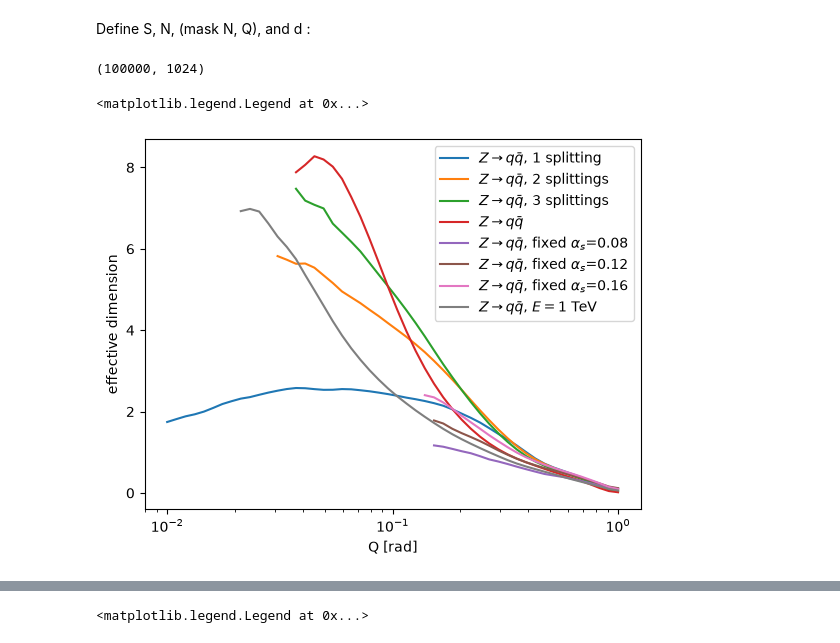
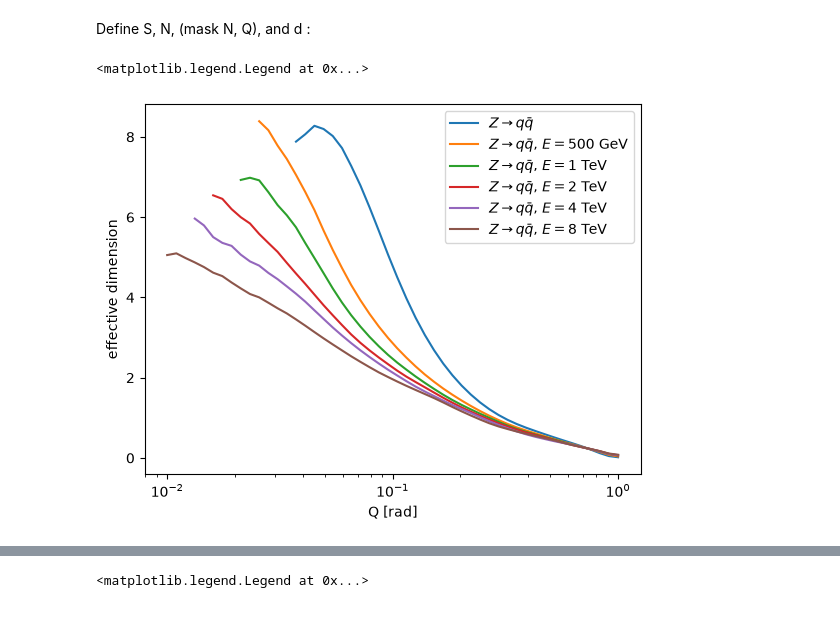
Before and after one commit to ykahn/Jet-Scaling-Laws, a Jupyter notebook: StevensCode/Pythia_EFP_NTK.ipynb, the cells around one changed output, grey strips where cells are left out. Cells and saved outputs as stored; diff of their text form; code cells hidden in the pictures.

```diff
--- a/StevensCode/Pythia_EFP_NTK.ipynb
+++ b/StevensCode/Pythia_EFP_NTK.ipynb
@@ -112,7 +127,9 @@ labels = {'u3': 'uniform $N=3$', 'u4': 'uniform $N=4$', 'u5': 'uniform $N=5$', '
           'Z08': r'$Z\to q\bar q$, fixed $\alpha_s$=0.08', 'Z12': r'$Z\to q\bar q$, fixed $\alpha_s$=0.12', 'Z16': r'$Z\to q\bar q$, fixed $\alpha_s$=0.16',
           'Z1': r'$Z\to q\bar q$, 1 splitting', 'Z2': r'$Z\to q\bar q$, 2 splittings',
           'Z3': r'$Z\to q\bar q$, 3 splittings', 'Z4': r'$Z\to q\bar q$, 4 splittings',
-          'Z1m': r'$Z\to q\bar q$, 1 splitting (mass-ordered)', 'Z1TeV': r'$Z\to q\bar q$, $E = 1$ TeV',
+          'Z1m': r'$Z\to q\bar q$, 1 splitting (mass-ordered)',
+          'Z500GeV': r'$Z\to q\bar q$, $E = 500$ GeV', 'Z1TeV': r'$Z\to q\bar q$, $E = 1$ TeV', 'Z2TeV': r'$Z\to q\bar q$, $E = 2$ TeV',
+          'Z4TeV': r'$Z\to q\bar q$, $E = 4$ TeV', 'Z8TeV': r'$Z\to q\bar q$, $E = 8$ TeV',
           'H': r'$H\to gg$',}
 # %%
 #########################################################
@@ -355,16 +429,18 @@ $Q$-vectors   Z4  d=11 expect 1.091  got 1.314
 [figure]
 # %%
 ## NTK spectra on every feature set (Lanczos: top k_top eigenvalues of K/n, n_ev events, identical settings everywhere)
-n_ev, k_top, chunk = 4_000, 2000, 5000
+n_ev, k_top, chunk = 10_000, 5_000, 5_000
 keys = ['u3', 'u4', 'u5', 'u6', 'u10', 'Z', 'Z1', 'Z2', 'Z3', 'Z4']
+keys = [ 'Z', 'Z08', 'Z12', 'Z16', 'Z1', 'Z2', 'Z3', 'Z4', 'Z1TeV']
+keys = ['Z']
 NTK_EFP_Lanczs, NTK_SIJ_Lanczs, NTK_QVC_Lanczs, LPL_QVC_Lanczs = {}, {}, {}, {}
 for key in keys:
     t0 = time.time()
-    NTK_EFP_Lanczs[key] = kernel_spectrum_lanczos(preprocess(EFP_sets[key][:n_ev]), kernel="NTK", k=k_top, chunk=chunk)
-    NTK_SIJ_Lanczs[key] = kernel_spectrum_lanczos(preprocess(SIJ_sets[key][:n_ev]), kernel="NTK", k=k_top, chunk=chunk)
+    if key in EFP_sets: NTK_EFP_Lanczs[key] = kernel_spectrum_lanczos(preprocess(EFP_sets[key][:n_ev]), kernel="NTK", k=k_top, chunk=chunk)
+    # if key in SIJ_sets: NTK_SIJ_Lanczs[key] = kernel_spectrum_lanczos(preprocess(SIJ_sets[key][:n_ev]), kernel="NTK", k=k_top, chunk=chunk)
     NTK_QVC_Lanczs[key] = kernel_spectrum_lanczos(preprocess(QVC_sets[key][:n_ev]), kernel="NTK", k=k_top, chunk=chunk)
-    LPL_QVC_Lanczs[key] = kernel_spectrum_lanczos(preprocess(QVC_sets[key][:n_ev]), kernel="Laplace", k=k_top, chunk=chunk)
-    print(f'{labels[key]:>22}  EFP   α = {alpha_eig(NTK_EFP_Lanczs[key], 200, 950):.2f}   ({time.time() - t0:.0f} s)')
-    print(f'{"":>22}  s_ij  α = {alpha_eig(NTK_SIJ_Lanczs[key], 200, 950):.2f}')
+    # LPL_QVC_Lanczs[key] = kernel_spectrum_lanczos(preprocess(QVC_sets[key][:n_ev]), kernel="Laplace", k=k_top, chunk=chunk)
+    if key in EFP_sets: print(f'{labels[key]:>22}  EFP   α = {alpha_eig(NTK_EFP_Lanczs[key], 200, 950):.2f}   ({time.time() - t0:.0f} s)')
+    # if key in SIJ_sets: print(f'{"":>22}  s_ij  α = {alpha_eig(NTK_SIJ_Lanczs[key], 200, 950):.2f}')
     print(f'{"":>22}  Qvec  α = {alpha_eig(NTK_QVC_Lanczs[key], 200, 950):.2f}')
 # %% [output]
@@ -407,23 +547,24 @@ KeyboardInterrupt:
 # %%
 def semd_matrix(Q, dev='cuda'):   # (n, nq) Q-vectors -> (n, n) pairwise spectral EMDs (p = 2), in radians
     Q = torch.as_tensor(Q, dtype=torch.float64, device=dev)
-    return (torch.cdist(Q, Q) / np.sqrt(Q.shape[1])).cpu().numpy()
+    return (torch.cdist(Q, Q)**2 / Q.shape[1]).cpu().numpy()
 
 def N_of_Q(SEMD, Q):
-    return (SEMD < Q).sum(1) - 1     # per-event count of neighbours within Q (minus self)
+    return (SEMD < Q**2).sum(1) - 1     # per-event count of neighbours within Q (minus self)
 # %% [markdown]
 Define S, N, (mask N, Q), and d :
 # %%
 Qs = np.logspace(-2, 0, 50)
 M = 10_000
 Ns, Nm, Ds, Qm = {}, {}, {}, {}
-minNs = {'Z': 0.3, 'Z08': 3e3, 'Z12': 2e3, 'Z16': 1e3, 'Z1': 0.3, 'Z2': 0.3, 'Z3': 0.3, 'Z1TeV': 0.3,}
+minNs = {'Z': 0.3, 'Z08': 3e3, 'Z12': 2e3, 'Z16': 1e3, 'Z1': 0.3, 'Z2': 0.3, 'Z3': 0.3, 'Z500GeV': 0.3, 'Z1TeV': 0.3, 'Z2TeV': 0.3,  'Z4TeV': 0.3, 'Z8TeV': 0.3}
 # Distance from Born
 Qborn = np.r_[np.zeros(512), np.full(512, np.pi)]
 Nb, Db, Qb = {}, {}, {}
 North, Nfull, Dorth, Dfull = {}, {}, {}, {}
 
-for key in ['Z', 'Z08', 'Z12', 'Z16', 'Z1', 'Z2', 'Z3', 'Z1TeV']:
+# for key in ['Z', 'Z08', 'Z12', 'Z16', 'Z1', 'Z2', 'Z3', 'Z1TeV']:
+for key in ['Z', 'Z500GeV', 'Z1TeV', 'Z2TeV', 'Z4TeV', 'Z8TeV']:
     S = semd_matrix(QVC_sets[key][:M])
     Ns[key] = np.array([N_of_Q(S, Q).mean() for Q in Qs])
     ok = Ns[key] > minNs[key]
@@ -433,7 +574,7 @@ for key in ['Z', 'Z08', 'Z12', 'Z16', 'Z1', 'Z2', 'Z3', 'Z1TeV']:
     ### Define V ###
     V = QVC_sets[key][:M] - Qborn
     ###### Born-Referenced ####
-    d_born = np.linalg.norm(QVC_sets[key] - Qborn , axis=1)/np.sqrt(1024)   # SEMD of each event from Born
+    d_born = np.linalg.norm(QVC_sets[key] - Qborn , axis=1)/np.sqrt(1024)
     Nb[key] = np.array([(d_born < Q).sum() for Q in Qs])
     okb = Nb[key] > 10
     Qb[key] = Qs[okb]
@@ -443,20 +584,11 @@ for key in ['Z', 'Z08', 'Z12', 'Z16', 'Z1', 'Z2', 'Z3', 'Z1TeV']:
     D2orth = db[:,None]**2 + db[None,:]**2;  np.fill_diagonal(D2orth, np.inf)   # pair "distance" with cross term dropped
     North[key] = np.array([(D2orth < Q**2).sum(1).mean() for Q in Qs])
     Dorth[key]  = np.gradient(np.log(North[key]), np.log(Qs))
-    # ###### put cross term back in ####
-    # D2full = D2orth - 2*(V @ V.T)/128;  np.fill_diagonal(D2full, np.inf)   # = pairwise SEMD^2 exactly
-    # Nfull[key]  = np.array([(D2full < Q**2).sum(1).mean() for Q in Qs])
-    # Dfull[key]  = np.gradient(np.log(Nfull[key]), np.log(Qs))
-# np.allclose(Nfull['Z'], Ns['Z'])
-# %%
-# print(np.shape(Qm['Z']))
-print(np.shape(QVC_sets['Z']))
-# %% [output]
-(100000, 1024)
 # %%
-for key in ['Z1', 'Z2', 'Z3', 'Z', 'Z08', 'Z12', 'Z16', 'Z1TeV']:
+# for key in ['Z1', 'Z2', 'Z3', 'Z', 'Z08', 'Z12', 'Z16', 'Z1TeV']:
+for key in ['Z', 'Z500GeV', 'Z1TeV', 'Z2TeV', 'Z4TeV', 'Z8TeV']:
     plt.semilogx(Qm[key], Ds[key], label=labels[key])
 plt.xlabel('Q [rad]'); plt.ylabel('effective dimension'); plt.legend()
 # %% [output]
 <matplotlib.legend.Legend at 0x...>
-[figure, old version]
+[figure, new version]
```
Also changed, not shown: parts of 39 cells of this notebook, 1 other file.
